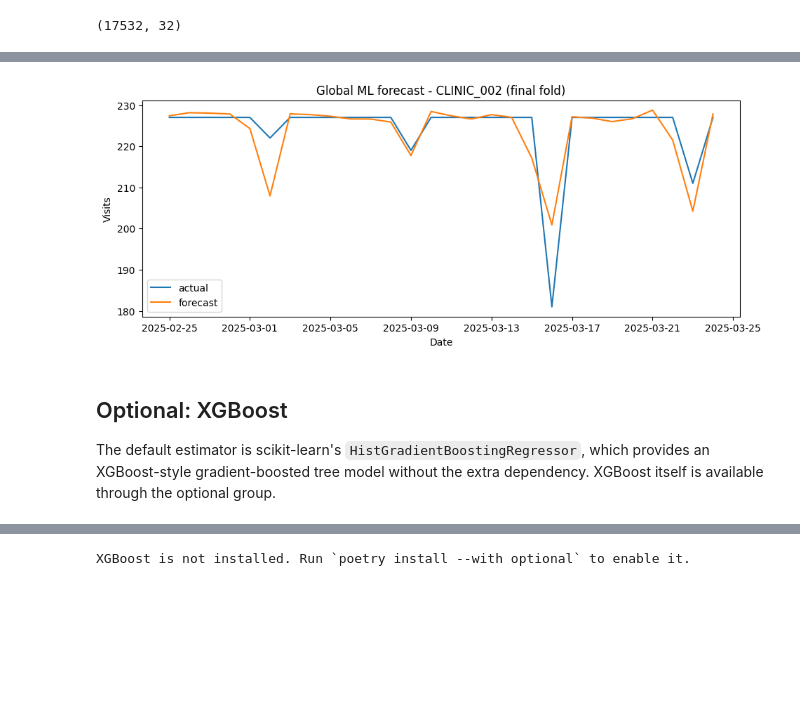
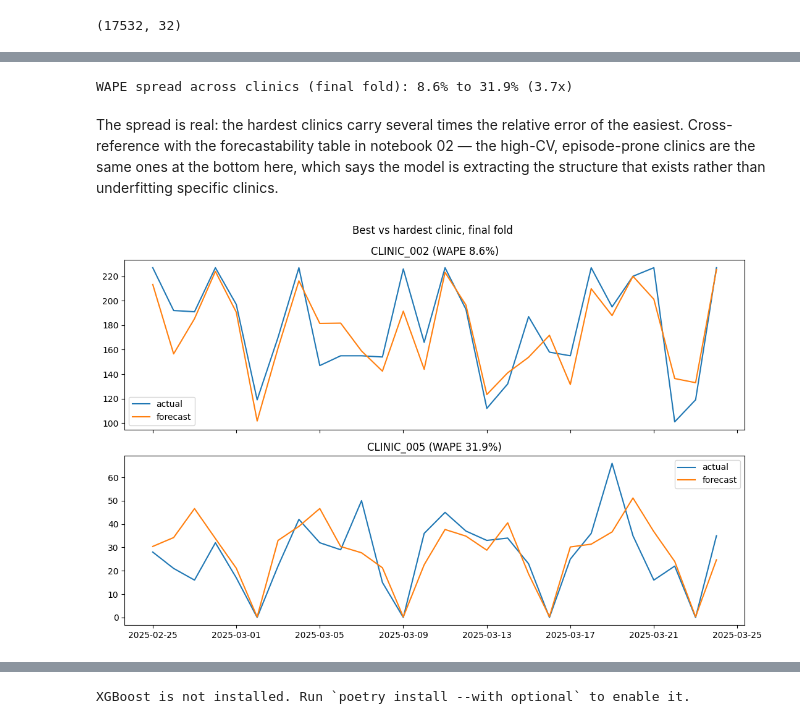
Before and after one commit to DiogoRibeiro7/clinic-forecasting-platform, a Jupyter notebook: notebooks/04_global_ml_forecaster_xgboost_style.ipynb, the cells around one changed output, grey strips where cells are left out. Saved outputs shown, nothing was run; the diff lists cells and outputs as text; code cells hidden in the pictures; blank space fills up the shorter version.

```diff
--- a/notebooks/04_global_ml_forecaster_xgboost_style.ipynb
+++ b/notebooks/04_global_ml_forecaster_xgboost_style.ipynb
@@ -121,20 +162,29 @@ clinic_metrics.sort_values("wape").round(2)
-# %%
-clinic_id = clinic_metrics.sort_values("wape").iloc[0]["clinic_id"]
-example = last_scored[last_scored["clinic_id"] == clinic_id]
-
-fig, ax = plt.subplots()
-ax.plot(example["date"], example["visits"], label="actual")
-ax.plot(example["date"], example["forecast"], label="forecast")
-ax.set_title(f"Global ML forecast - {clinic_id} (final fold)")
-ax.set_xlabel("Date")
-ax.set_ylabel("Visits")
-ax.legend()
-plt.show()
-# %% [output]
-[figure, removed]
-# %% [markdown]
-## Optional: XGBoost
-
-The default estimator is scikit-learn's `HistGradientBoostingRegressor`, which
-provides an XGBoost-style gradient-boosted tree model without the extra
-dependency. XGBoost itself is available through the optional group.
+# %%
+spread = clinic_metrics["wape"].max() / clinic_metrics["wape"].min()
+print(f"WAPE spread across clinics (final fold): "
+      f"{clinic_metrics['wape'].min():.1f}% to {clinic_metrics['wape'].max():.1f}% "
+      f"({spread:.1f}x)")
+# %% [output]
+WAPE spread across clinics (final fold): 8.6% to 31.9% (3.7x)
+# %% [markdown]
+The spread is real: the hardest clinics carry several times the relative error
+of the easiest. Cross-reference with the forecastability table in notebook 02
+— the high-CV, episode-prone clinics are the same ones at the bottom here,
+which says the model is extracting the structure that exists rather than
+underfitting specific clinics.
+# %%
+worst = clinic_metrics.iloc[-1]["clinic_id"]
+best = clinic_metrics.iloc[0]["clinic_id"]
+fig, axes = plt.subplots(2, 1, figsize=(11, 7), sharex=True)
+for ax, clinic in zip(axes, [best, worst]):
+    frame = last_scored[last_scored["clinic_id"] == clinic]
+    ax.plot(frame["date"], frame["visits"], label="actual")
+    ax.plot(frame["date"], frame["forecast"], label="forecast")
+    wape = clinic_metrics.set_index("clinic_id").loc[clinic, "wape"]
+    ax.set_title(f"{clinic} (WAPE {wape:.1f}%)")
+    ax.legend()
+fig.suptitle("Best vs hardest clinic, final fold")
+fig.tight_layout()
+plt.show()
+# %% [output]
+[figure, added]
```
Also changed, not shown: parts of 18 cells of this notebook, 8 other files.
